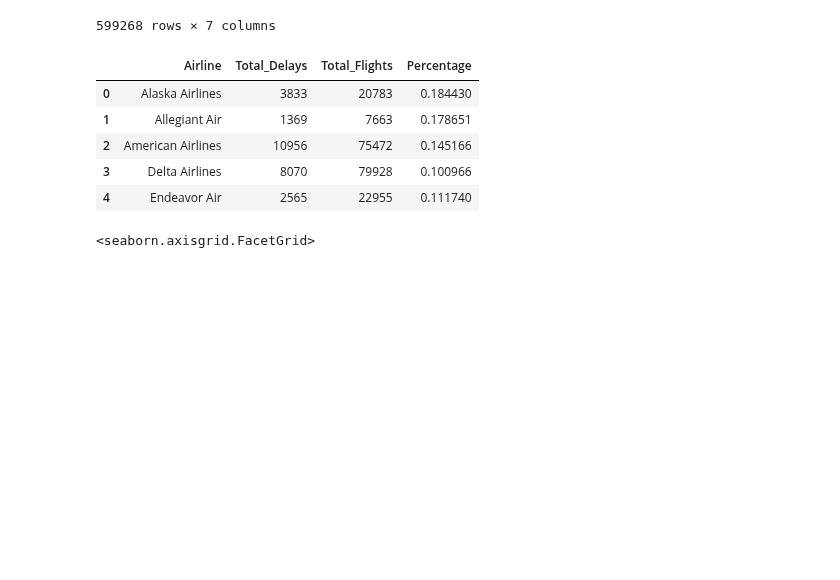
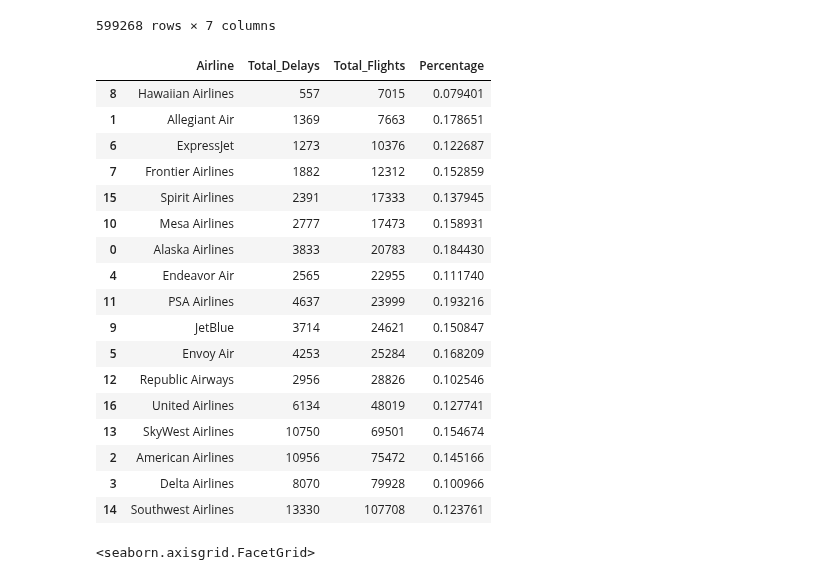
Before and after one commit to ubco-W2022T2-data301/project-group-group05, a Jupyter notebook: analysis/analysis_kaiden.ipynb, the cells around one changed output. Drawn from its saved outputs; the diff is of its cells as text; code cells hidden in the pictures; blank space fills up the shorter version.

```diff
--- a/analysis/analysis_kaiden.ipynb
+++ b/analysis/analysis_kaiden.ipynb
@@ -307,18 +267,30 @@ airline_df
 # %%
 #First lets compute the probability of a departure delay for each airline for the month of January
 
 grouped = airline_df.groupby('Airline')['Delayed_Departure'].sum().reset_index()
 grouped = grouped.rename(columns={'Delayed_Departure':'Total_Delays'})
 grouped['Total_Flights'] = airline_df.groupby('Airline').size().reset_index(name='count')['count']
 grouped = grouped.assign(Percentage = lambda x: x['Total_Delays']/x['Total_Flights'])
-grouped.head()
+grouped.sort_values('Total_Flights')
 # %% [output]
 |  | Airline | Total_Delays | Total_Flights | Percentage |
+| 8 | Hawaiian Airlines | 557 | 7015 | 0.079401 |
+| 1 | Allegiant Air | 1369 | 7663 | 0.178651 |
+| 6 | ExpressJet | 1273 | 10376 | 0.122687 |
+| 7 | Frontier Airlines | 1882 | 12312 | 0.152859 |
+| 15 | Spirit Airlines | 2391 | 17333 | 0.137945 |
+| 10 | Mesa Airlines | 2777 | 17473 | 0.158931 |
 | 0 | Alaska Airlines | 3833 | 20783 | 0.184430 |
-| 1 | Allegiant Air | 1369 | 7663 | 0.178651 |
+| 4 | Endeavor Air | 2565 | 22955 | 0.111740 |
+| 11 | PSA Airlines | 4637 | 23999 | 0.193216 |
+| 9 | JetBlue | 3714 | 24621 | 0.150847 |
+| 5 | Envoy Air | 4253 | 25284 | 0.168209 |
+| 12 | Republic Airways | 2956 | 28826 | 0.102546 |
+| 16 | United Airlines | 6134 | 48019 | 0.127741 |
+| 13 | SkyWest Airlines | 10750 | 69501 | 0.154674 |
 | 2 | American Airlines | 10956 | 75472 | 0.145166 |
 | 3 | Delta Airlines | 8070 | 79928 | 0.100966 |
-| 4 | Endeavor Air | 2565 | 22955 | 0.111740 |
+| 14 | Southwest Airlines | 13330 | 107708 | 0.123761 |
 # %%
 #Visualization with the 17 airlines based on percentage of probability of having a delayed departure flight in the month of January
 
```
Also changed, not shown: parts of 12 cells of this notebook.
